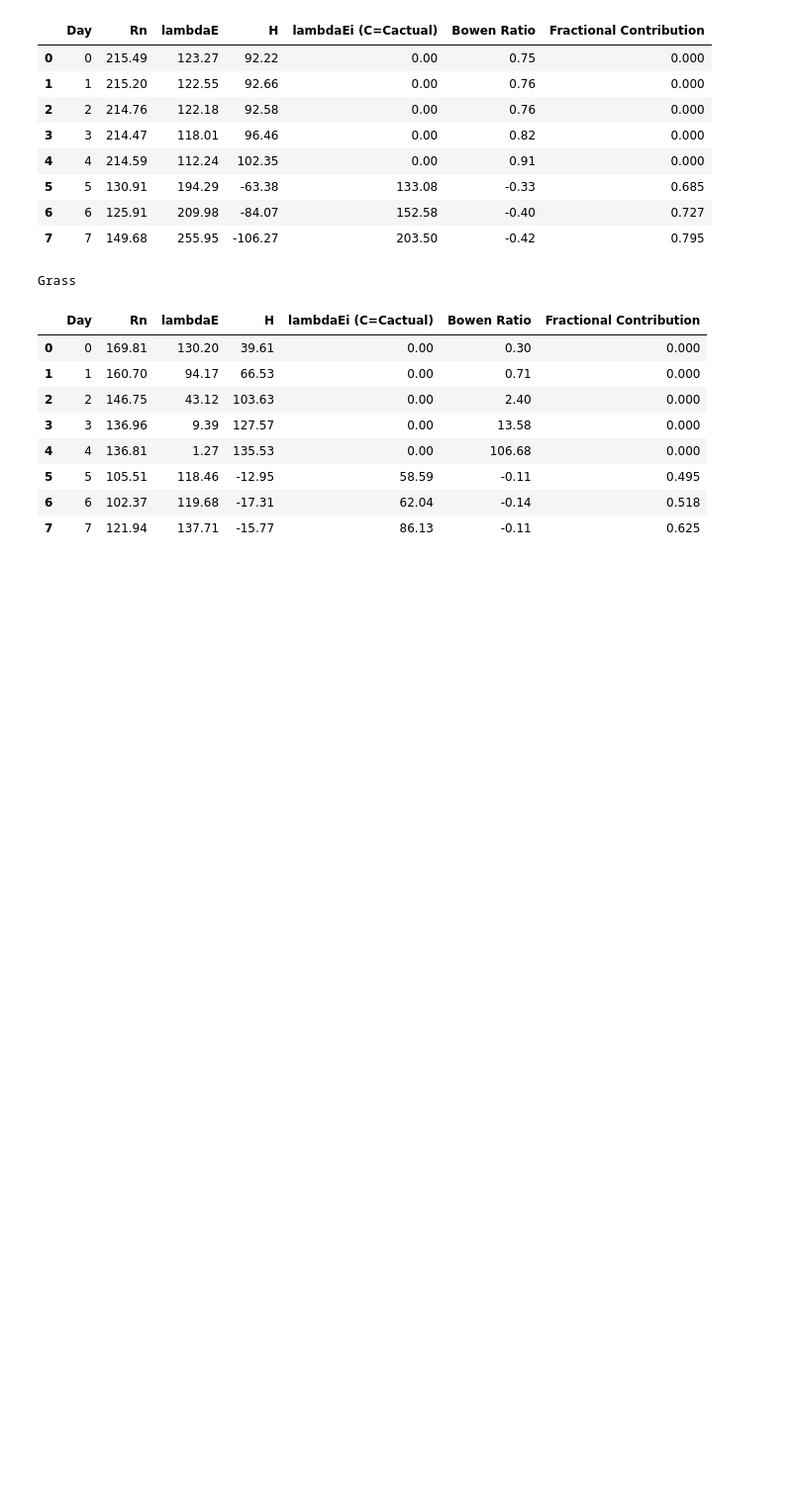
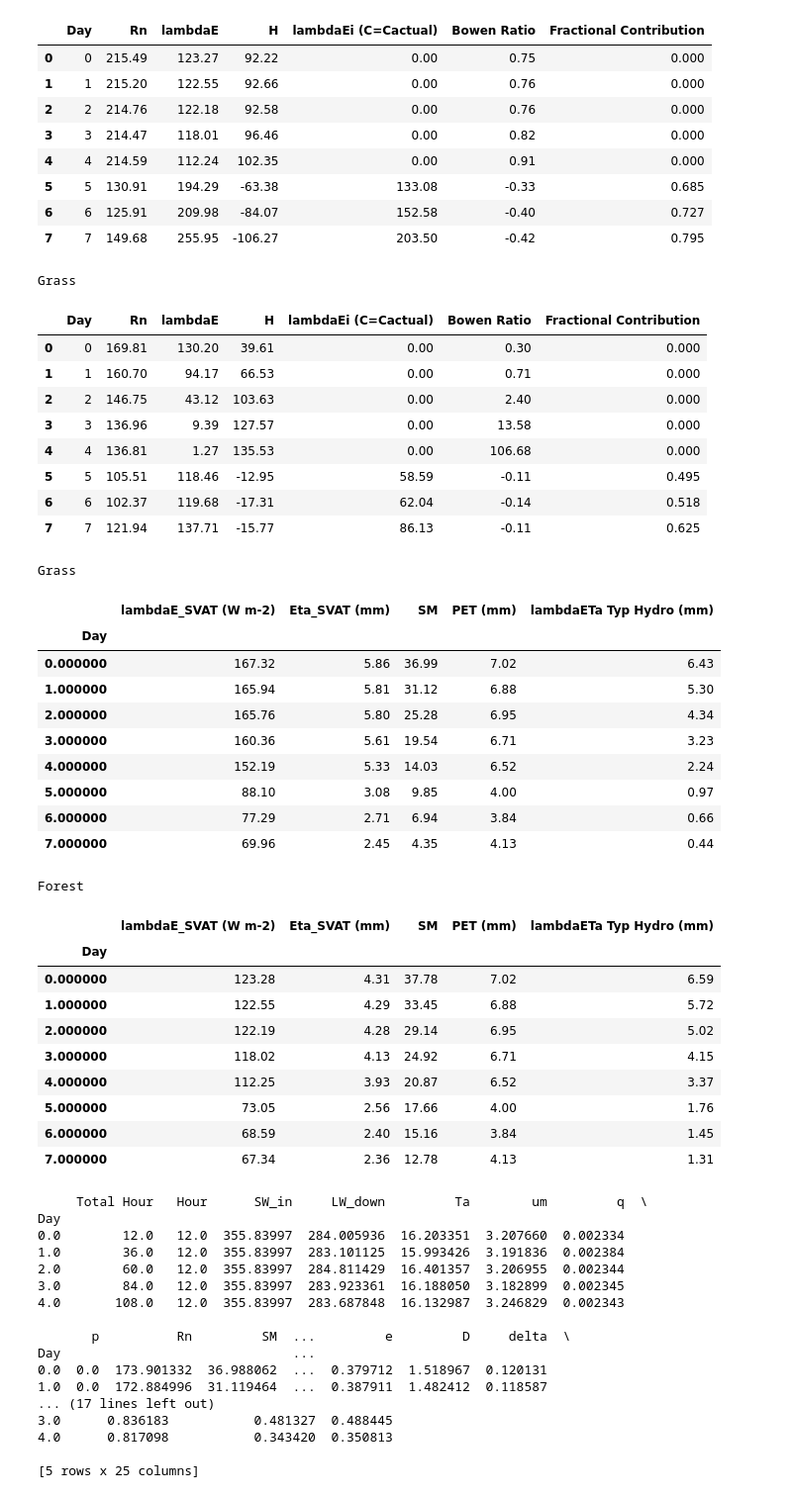
Before and after one commit to atdunwoody/EcoHydro, a Jupyter notebook: CIVE 625/Lab 1/Lab1.ipynb, the cells around one changed output. Shown at 99% size. Drawn from its saved outputs; the diff is of its cells as text; code cells hidden in the pictures; blank space fills up the shorter version.

```diff
--- a/CIVE 625/Lab 1/Lab1.ipynb
+++ b/CIVE 625/Lab 1/Lab1.ipynb
@@ -865,0 +962,75 @@ def calc_H_D2(Rn, lambdaET_dry):
+# %%
+from IPython.display import display
+
+def display_averages(df, caption):
+    # Aggregate daily averages for PET (mm day-1) & lambdaETa (mm day-1)
+    # "Total Hour" column is the running total of hours since measurements started
+    df['Day'] = df['Total Hour'] // 24
+    daily_data = df.groupby('Day').mean()
+    #Grab PET, lambdaETa, lambdaE_SVAT (W m-2), and Eta_SVAT (mm) columns
+
+    daily_data['ETa/PET SVAT'] = daily_data['Eta_SVAT (mm)'] / daily_data['PET (mm)']
+    daily_data['ETa/PET Typ Hydro'] = daily_data['lambdaETa Typ Hydro (mm)'] / daily_data['PET (mm)']
+    daily_data['SM/SMo'] = daily_data['SM'] / grass_constants.SMo
+    # Select the columns you want to display
+    daily_data_display = daily_data[['lambdaE_SVAT (W m-2)', 'Eta_SVAT (mm)', 'SM', 'PET (mm)', 'lambdaETa Typ Hydro (mm)']]
+    # Style the DataFrame for better presentation
+    styled_df = daily_data_display.style.set_table_styles(
+        [{
+            'selector': 'th',
+            'props': [('text-align', 'center')]
+        }],
+        overwrite=False
+    ).set_properties(**{'text-align': 'center'}).format(
+        # Format to 2 decimal places and commas for all columns
+        formatter="{:,.2f}".format
+        #make Day column display with no decimals
+    )
+    styled_df.set_caption(caption).set_table_styles([{'selector': 'caption', 'props': [('text-align', 'left'), ('font-weight', 'bold')]}])
+
+    # Display the styled DataFrame
+    display(styled_df)
+    return daily_data
+
+grass_data = display_averages(grass_data, "Grass")
+forest_data = display_averages(forest_data, "Forest")
+# %% [output]
+Grass
+|  | lambdaE_SVAT (W m-2) | Eta_SVAT (mm) | SM | PET (mm) | lambdaETa Typ Hydro (mm) |
+| Day |  |  |  |  |  |
+| 0.000000 | 167.32 | 5.86 | 36.99 | 7.02 | 6.43 |
+| 1.000000 | 165.94 | 5.81 | 31.12 | 6.88 | 5.30 |
+| 2.000000 | 165.76 | 5.80 | 25.28 | 6.95 | 4.34 |
+| 3.000000 | 160.36 | 5.61 | 19.54 | 6.71 | 3.23 |
+| 4.000000 | 152.19 | 5.33 | 14.03 | 6.52 | 2.24 |
+| 5.000000 | 88.10 | 3.08 | 9.85 | 4.00 | 0.97 |
+| 6.000000 | 77.29 | 2.71 | 6.94 | 3.84 | 0.66 |
+| 7.000000 | 69.96 | 2.45 | 4.35 | 4.13 | 0.44 |
+Forest
+|  | lambdaE_SVAT (W m-2) | Eta_SVAT (mm) | SM | PET (mm) | lambdaETa Typ Hydro (mm) |
+| Day |  |  |  |  |  |
+| 0.000000 | 123.28 | 4.31 | 37.78 | 7.02 | 6.59 |
+| 1.000000 | 122.55 | 4.29 | 33.45 | 6.88 | 5.72 |
+| 2.000000 | 122.19 | 4.28 | 29.14 | 6.95 | 5.02 |
+| 3.000000 | 118.02 | 4.13 | 24.92 | 6.71 | 4.15 |
+| 4.000000 | 112.25 | 3.93 | 20.87 | 6.52 | 3.37 |
+| 5.000000 | 73.05 | 2.56 | 17.66 | 4.00 | 1.76 |
+| 6.000000 | 68.59 | 2.40 | 15.16 | 3.84 | 1.45 |
+| 7.000000 | 67.34 | 2.36 | 12.78 | 4.13 | 1.31 |
+     Total Hour   Hour      SW_in     LW_down         Ta        um         q  \
+Day
+0.0        12.0   12.0  355.83997  284.005936  16.203351  3.207660  0.002334
+1.0        36.0   12.0  355.83997  283.101125  15.993426  3.191836  0.002384
+2.0        60.0   12.0  355.83997  284.811429  16.401357  3.206955  0.002344
+3.0        84.0   12.0  355.83997  283.923361  16.188050  3.182899  0.002345
+4.0       108.0   12.0  355.83997  283.687848  16.132987  3.246829  0.002343
+
+       p          Rn         SM  ...         e         D     delta  \
+Day                              ...
+0.0  0.0  173.901332  36.988062  ...  0.379712  1.518967  0.120131
+1.0  0.0  172.884996  31.119464  ...  0.387911  1.482412  0.118587
+... (17 lines left out)
+3.0      0.836183           0.481327  0.488445
+4.0      0.817098           0.343420  0.350813
+
+[5 rows x 25 columns]
```
Also changed, not shown: parts of 11 cells of this notebook, 6 other files.
